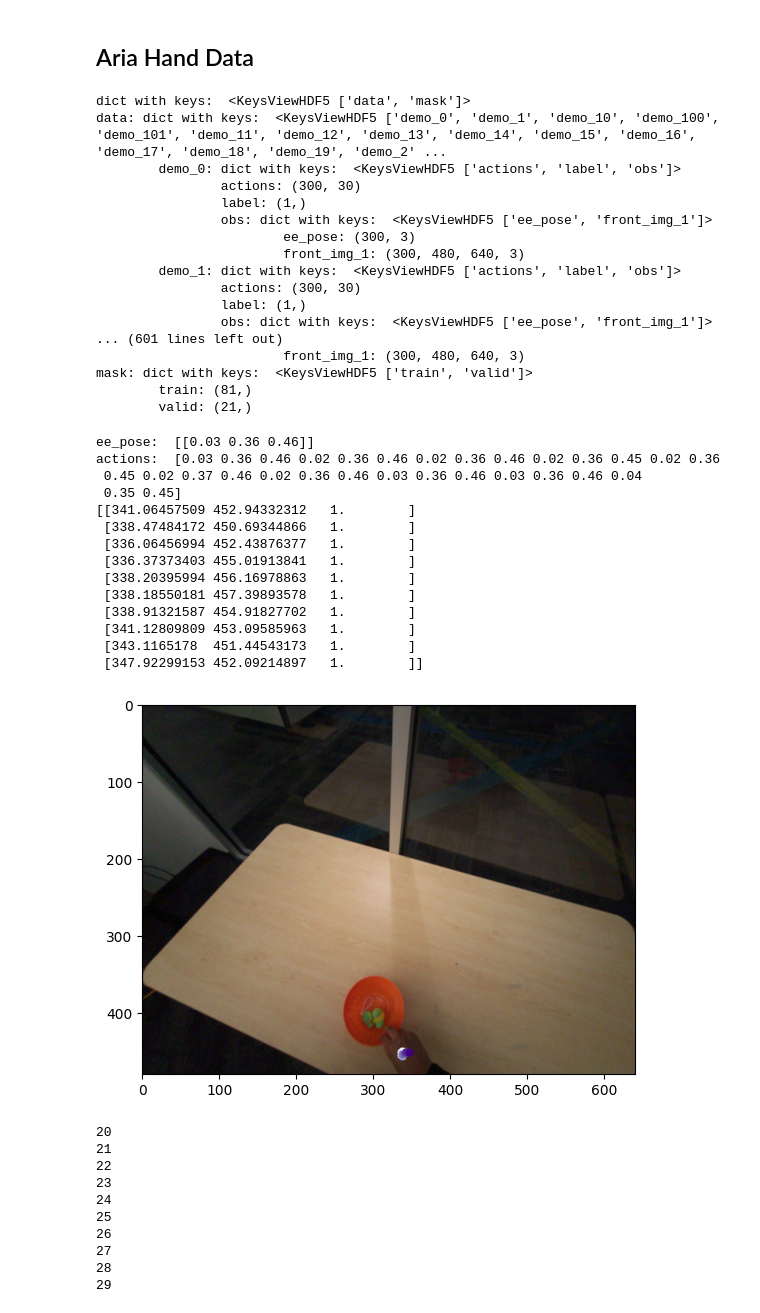
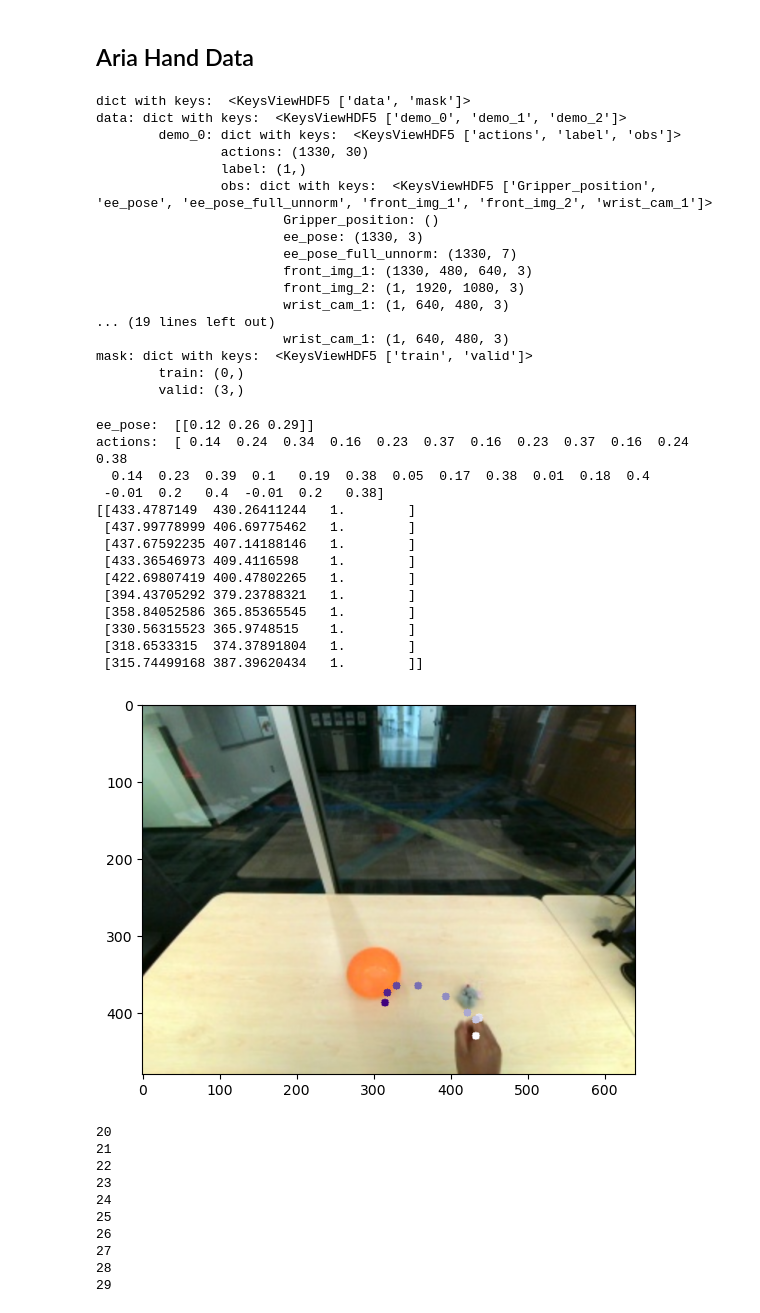
Before and after one commit to swati-gupta-tri-global/EgoMimic, a Jupyter notebook: mimicplay/scripts/aloha_process/VRV3.ipynb, the cells around one changed output. Drawn from its saved outputs; the diff is of its cells as text; code cells hidden in the pictures.

```diff
--- a/mimicplay/scripts/aloha_process/VRV3.ipynb
+++ b/mimicplay/scripts/aloha_process/VRV3.ipynb
@@ -9,0 +42,9 @@ import torchvision
+# %%
+ds1 = "/coc/flash7/datasets/egoplay/_DEBUG/hand_data_robo_cam_jun3/hand_data_robo_cam_jun3Mimicplay_3dim.hdf5"
+ds2 = "/coc/flash7/datasets/egoplay/_DEBUG/hand_data_robo_cam_jun3/hand_data_robo_cam_jun3Mimicplay.hdf5"
+
+ds3 = '/coc/flash7/datasets/egoplay/_OBOO_ARIA/oboo_aria_apr11/rawAria/oboo_aria_apr11/converted/oboo_aria_apr11_Mimicplay_LH3_prestacked.hdf5'
+ds4 = '/coc/flash7/datasets/egoplay/_OBOO_ARIA/oboo_aria_apr11/rawAria/oboo_aria_apr11/converted/oboo_aria_apr11_Mimicplay_LH3.hdf5'
+
+hdf5 = h5py.File(ds3, 'r+')
+hdf52 = h5py.File(ds4, 'r')
@@ -74,54 +233,55 @@ array([[ 0.02630188,  0.17203204,  0.38120468],
 # data = h5py.File("/coc/flash7/datasets/egoplay/oboo_aria_apr11/rawAria/oboo_aria_apr11/converted/oboo_yellow_table_aria_final_ACT.hdf5", "r")
 # data = h5py.File("/coc/flash7/datasets/egoplay/oboo_diverse_aria_may9/converted/oboo_aria_diverse_Mimicplay.hdf5", "r")
 # data = h5py.File("/coc/flash7/datasets/egoplay/oboo_aria_apr11/rawAria/oboo_aria_apr11/converted/oboo_yellow_table_aria_final_ACT.hdf5", "r")
-data = h5py.File("/coc/flash7/datasets/egoplay/_OBOO_ARIA/oboo_aria_apr11/rawAria/oboo_aria_apr11/converted/oboo_aria_apr11_Mimicplay_LH3.hdf5", "r")
+# data = h5py.File("/coc/flash7/datasets/egoplay/_OBOO_ARIA/oboo_aria_apr11/rawAria/oboo_aria_apr11/converted/oboo_aria_apr11_Mimicplay_LH3.hdf5", "r")
+data = h5py.File(ds2, "r")
 
 nds(data)
 # %% [output]
 dict with keys:  <KeysViewHDF5 ['data', 'mask']>
-data: dict with keys:  <KeysViewHDF5 ['demo_0', 'demo_1', 'demo_10', 'demo_100', 'demo_101', 'demo_11', 'demo_12', 'demo_13', 'demo_14', 'demo_15', 'demo_16', 'demo_17', 'demo_18', 'demo_19', 'demo_2' ...
+data: dict with keys:  <KeysViewHDF5 ['demo_0', 'demo_1', 'demo_2']>
         demo_0: dict with keys:  <KeysViewHDF5 ['actions', 'label', 'obs']>
-                actions: (300, 30)
+                actions: (1330, 30)
                 label: (1,)
-                obs: dict with keys:  <KeysViewHDF5 ['ee_pose', 'front_img_1']>
-                        ee_pose: (300, 3)
-                        front_img_1: (300, 480, 640, 3)
-        demo_1: dict with keys:  <KeysViewHDF5 ['actions', 'label', 'obs']>
-                actions: (300, 30)
-                label: (1,)
-                obs: dict with keys:  <KeysViewHDF5 ['ee_pose', 'front_img_1']>
-... (601 lines left out)
-                        front_img_1: (300, 480, 640, 3)
+                obs: dict with keys:  <KeysViewHDF5 ['Gripper_position', 'ee_pose', 'ee_pose_full_unnorm', 'front_img_1', 'front_img_2', 'wrist_cam_1']>
+                        Gripper_position: ()
+                        ee_pose: (1330, 3)
+                        ee_pose_full_unnorm: (1330, 7)
+                        front_img_1: (1330, 480, 640, 3)
+                        front_img_2: (1, 1920, 1080, 3)
+                        wrist_cam_1: (1, 640, 480, 3)
+... (19 lines left out)
+                        wrist_cam_1: (1, 640, 480, 3)
 mask: dict with keys:  <KeysViewHDF5 ['train', 'valid']>
-        train: (81,)
-        valid: (21,)
+        train: (0,)
+        valid: (3,)
 # %%
-T = 200
+T = 0
 demo = "demo_0"
 # px = cam_frame_to_cam_pixels(data[f"data/{demo}/actions"][T].reshape((10, 3)), WIDE_LENS_HAND_LEFT_K)
 px = cam_frame_to_cam_pixels(data[f"data/{demo}/actions"][T].reshape((-1, 3)), WIDE_LENS_HAND_LEFT_K)
 img = data[f"data/{demo}/obs/front_img_1"][T]
 img = draw_dot_on_frame(img, px, show=False)
 plt.imshow(img)
 print("ee_pose: ", data[f"data/{demo}/obs/ee_pose"][[T]].round(2))
 print("actions: ", data[f"data/{demo}/actions"][T].round(2))
 print(px)
 # %% [output]
-ee_pose:  [[0.03 0.36 0.46]]
-actions:  [0.03 0.36 0.46 0.02 0.36 0.46 0.02 0.36 0.46 0.02 0.36 0.45 0.02 0.36
- 0.45 0.02 0.37 0.46 0.02 0.36 0.46 0.03 0.36 0.46 0.03 0.36 0.46 0.04
- 0.35 0.45]
-[[341.06457509 452.94332312   1.        ]
- [338.47484172 450.69344866   1.        ]
- [336.06456994 452.43876377   1.        ]
- [336.37373403 455.01913841   1.        ]
- [338.20395994 456.16978863   1.        ]
- [338.18550181 457.39893578   1.        ]
- [338.91321587 454.91827702   1.        ]
- [341.12809809 453.09585963   1.        ]
- [343.1165178  451.44543173   1.        ]
- [347.92299153 452.09214897   1.        ]]
+ee_pose:  [[0.12 0.26 0.29]]
+actions:  [ 0.14  0.24  0.34  0.16  0.23  0.37  0.16  0.23  0.37  0.16  0.24  0.38
+  0.14  0.23  0.39  0.1   0.19  0.38  0.05  0.17  0.38  0.01  0.18  0.4
+ -0.01  0.2   0.4  -0.01  0.2   0.38]
+[[433.4787149  430.26411244   1.        ]
+ [437.99778999 406.69775462   1.        ]
+ [437.67592235 407.14188146   1.        ]
+ [433.36546973 409.4116598    1.        ]
+ [422.69807419 400.47802265   1.        ]
+ [394.43705292 379.23788321   1.        ]
+ [358.84052586 365.85365545   1.        ]
+ [330.56315523 365.9748515    1.        ]
+ [318.6533315  374.37891804   1.        ]
+ [315.74499168 387.39620434   1.        ]]
-[figure, old version]
+[figure, new version]
 # %%
 def make_video(data, demo):
     frames = torch.zeros(data[f"data/{demo}/obs/front_img_1"][:].shape)
```
Also changed, not shown: parts of 12 cells of this notebook, 11 other files.
